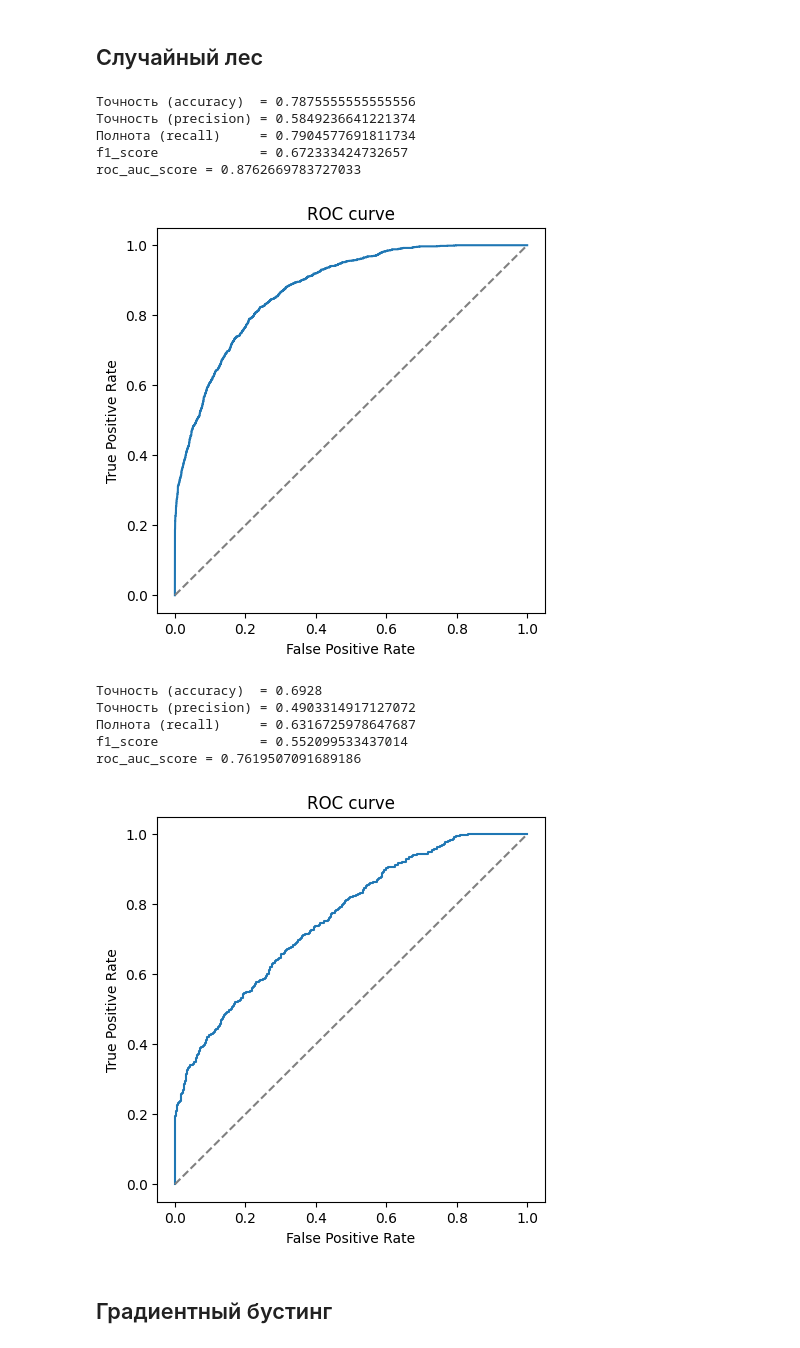
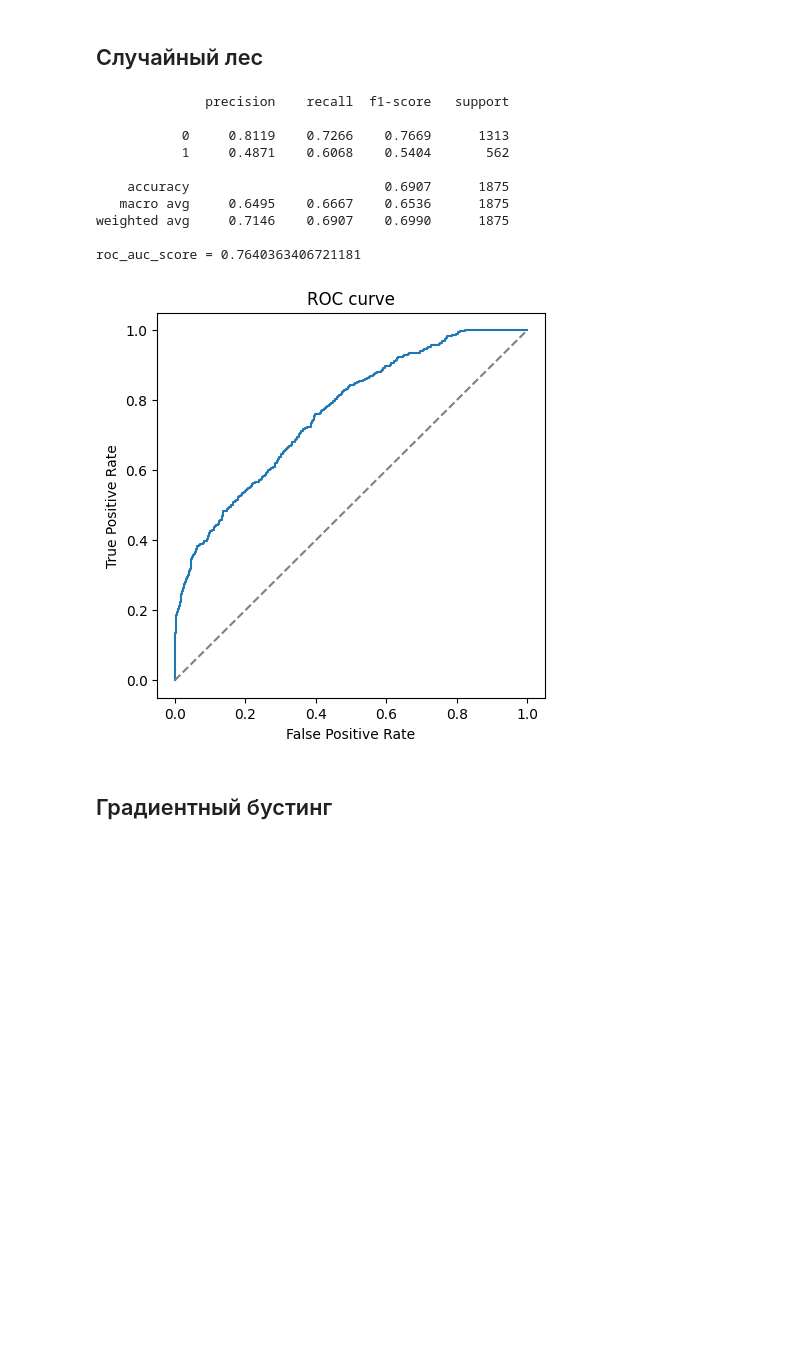
Before and after one commit to yakstati/credit_default, a Jupyter notebook: notebooks/model_selection.ipynb, the cells around one changed output. Cells and saved outputs as stored; diff of their text form; code cells hidden in the pictures; blank space fills up the shorter version.

Commit message:
tests

```diff
--- a/notebooks/model_selection.ipynb
+++ b/notebooks/model_selection.ipynb
@@ -52,11 +54,14 @@ preprocessor = Pipeline(steps=[
     ('yicj_imputer', NaNCatboostImputer('Years in current job', 'classification')),
     ('bankruptcies_imputer', NaNCatboostImputer('Bankruptcies', 'classification')),
     ('credit_score_imputer', NaNCatboostImputer('Credit Score', 'regression')),
-    ('annual_income_imputer', NaNCatboostImputer('Annual Income', 'regression'))
+    ('annual_income_imputer', NaNCatboostImputer('Annual Income', 'regression')),
+    ('feature_creator', FeatureCreator())
 ])
 X_train, X_test, y_train, y_test = train_test_split(X, y, test_size=0.25, random_state=42)
-X_train = preprocessor.fit_transform(X_train)
-X_test = preprocessor.transform(X_test)
+#X_train = preprocessor.fit_transform(X_train)
+#X_test = preprocessor.transform(X_test)
+#pd.set_option('display.max_columns', None)
+#X_train.head(20)
 # %% [markdown]
 ## Baseline (позже)
 # %% [markdown]
@@ -92,6 +161,7 @@ roc_auc_score = 0.7753765384750902
 Решающее дерево
 # %%
 dt_pipeline = Pipeline(steps=[
+    ('preprocessor', preprocessor),
     ('DecisionTree', DecisionTreeClassifier())
 ])
 
@@ -117,13 +187,13 @@ if best_params_ is None:
             "DecisionTree__class_weight": optuna.distributions.CategoricalDistribution([None, 'balanced', 'balanced_subsample'])
         }
 
-    cv = KFold(n_splits=5, random_state=42, shuffle=True)
+    cv = StratifiedKFold(n_splits=5, random_state=42, shuffle=True)
 
     optuna_search = optuna.integration.OptunaSearchCV(
                 dt_pipeline,
                 param_grid,
                 cv=cv,
-                n_trials=50,
+                n_trials=100,
                 scoring=f1,
                 random_state=42
             )
@@ -152,6 +222,6 @@ y_train_proba_dt = dt_pipeline.predict_proba(X_train)[:, 1]
 y_test_pred_dt = dt_pipeline.predict(X_test)
 y_test_proba_dt = dt_pipeline.predict_proba(X_test)[:, 1]
 
-show_metrics(y_train, y_train_pred_dt, y_train_proba_dt)
+#show_metrics(y_train, y_train_pred_dt, y_train_proba_dt)
 show_metrics(y_test, y_test_pred_dt, y_test_proba_dt)
 # %% [output]
@@ -179,6 +248,7 @@ else:
 model_info = next((p for p in configs if p["model_name"] == "RandomForest"), None)
 best_params_ = model_info["params"] if model_info else None
 rf_pipeline = Pipeline(steps=[
+    ('preprocessor', preprocessor),
     ('RandomForest', RandomForestClassifier())
 ])
 
@@ -194,56 +264,55 @@ if best_params_ is None:
             "RandomForest__class_weight": optuna.distributions.CategoricalDistribution([None, 'balanced', 'balanced_subsample'])
         }
 
-    cv = KFold(n_splits=5, random_state=42, shuffle=True)
+    cv = StratifiedKFold(n_splits=5, random_state=42, shuffle=True)
 
     optuna_search = optuna.integration.OptunaSearchCV(
                 rf_pipeline,
                 param_grid,
                 cv=cv,
-                n_trials=50,
+                n_trials=100,
                 scoring=f1,
                 random_state=42
             )
 
     optuna_search.fit(X_train, y_train)
     best_params_ = {
         k.replace("RandomForest__", ""): v
         for k, v in optuna_search.best_params_.items()
     }
 
     model_info = {
                 "model_name": "RandomForest",
                 "params": best_params_
             }
 
     configs.append(model_info)
 
     with open(config_path, "w", encoding="utf-8") as config:
         json.dump(configs, config, indent=4, ensure_ascii=False)
 
 rf_pipeline.set_params(**{f"RandomForest__{k}": v for k, v in best_params_.items()})
 rf_pipeline.fit(X_train, y_train)
 y_train_pred_rf = rf_pipeline.predict(X_train)
 y_train_proba_rf = rf_pipeline.predict_proba(X_train)[:, 1]
 
 y_test_pred_rf = rf_pipeline.predict(X_test)
 y_test_proba_rf = rf_pipeline.predict_proba(X_test)[:, 1]
 
-show_metrics(y_train, y_train_pred_rf, y_train_proba_rf)
+#show_metrics(y_train, y_train_pred_rf, y_train_proba_rf)
 show_metrics(y_test, y_test_pred_rf, y_test_proba_rf)
 # %% [output]
-Точность (accuracy)  = 0.7875555555555556
-Точность (precision) = 0.5849236641221374
-Полнота (recall)     = 0.7904577691811734
-f1_score             = 0.672333424732657
-roc_auc_score = 0.8762669783727033
+              precision    recall  f1-score   support
+
+           0     0.8119    0.7266    0.7669      1313
+           1     0.4871    0.6068    0.5404       562
+
+    accuracy                         0.6907      1875
+   macro avg     0.6495    0.6667    0.6536      1875
+weighted avg     0.7146    0.6907    0.6990      1875
+
+roc_auc_score = 0.7640363406721181
-[figure, old version]
+[figure, new version]
-Точность (accuracy)  = 0.6928
-Точность (precision) = 0.4903314917127072
-Полнота (recall)     = 0.6316725978647687
-f1_score             = 0.552099533437014
-roc_auc_score = 0.7619507091689186
-[figure, removed]
 # %% [markdown]
 ## Градиентный бустинг
 # %%
```
Also changed, not shown: parts of 12 cells of this notebook, 10 other files.
